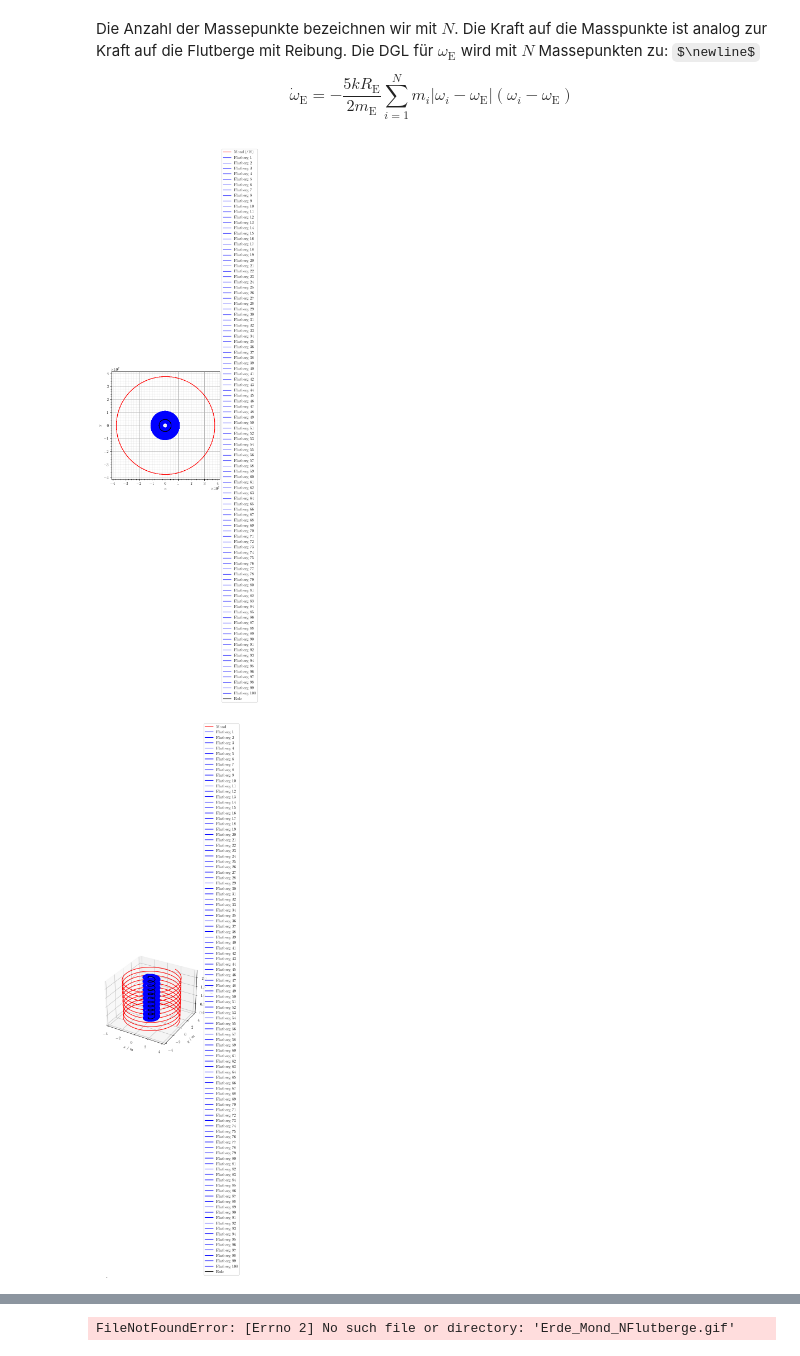
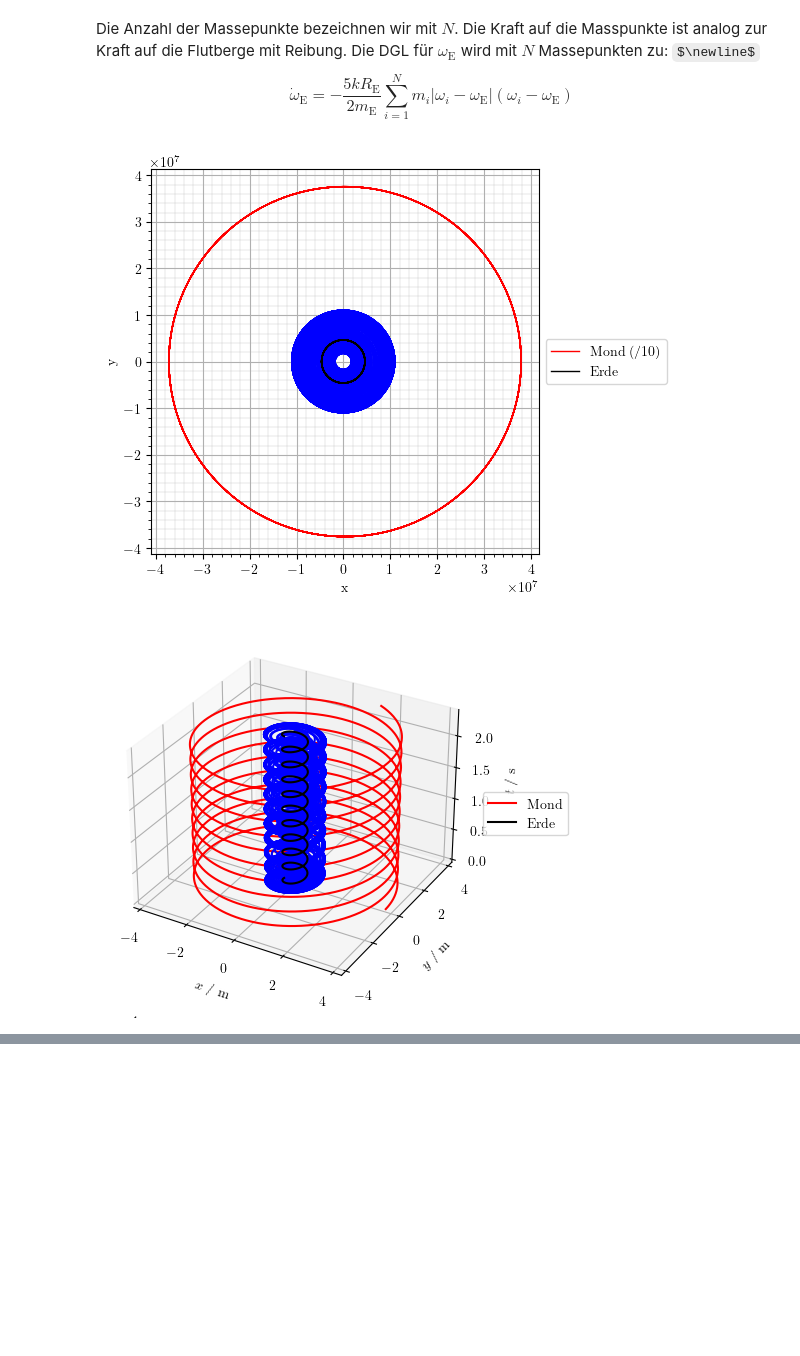
Before and after one commit to Nusssecke/Gezeitenreibung, a Jupyter notebook: gezeitenreibung.ipynb, the cells around one changed output, grey strips where cells are left out. Saved outputs shown, nothing was run; the diff lists cells and outputs as text; code cells hidden in the pictures; some formulas as TeX source; blank space fills up the shorter version.

Commit message:
N Körper formel fehler korrigiert

```diff
--- a/gezeitenreibung.ipynb
+++ b/gezeitenreibung.ipynb
@@ -566,14 +566,15 @@ $\newline$
     \dot{\omega}_{\mathrm E} = -\frac{5kR_{\mathrm E}}{2m_{\mathrm E}} \sum_{i = 1}^{N} m_i\lvert \omega_i - \omega_{\mathrm E} \rvert(\omega_i - \omega_{\mathrm E})
 \end{equation*}
 # %%
-k = 2e-12
-N = 100
+k = 2e-17
+N = 50
 # %%
 def tides_acceleration_friction(x_E, y_E, vx_Ed, vy_Ed, x_M, y_M, phi_i, omega_i, omega_E, m_M, m_i):
     '''Calculates the angular acceleration of a tide, using the equation above'''
-    # TODO: Fehler bei sin/cos bei neuen Termen
-    vx_id = -G*(m_M*((y_M - (y_E + RErde*np.sin(phi_i)))*np.cos(phi_i) - (x_M - (x_E + RErde*np.cos(phi_i)))*np.sin(phi_i))) / ((x_M - (x_E + RErde*np.cos(phi_i)))**2 + (y_M - (y_E + RErde*np.sin(phi_i)))**2)**(3/2) * np.sin(phi_i) -(RErde*omega_i**2 - (vx_Ed*np.cos(phi_i) + vy_Ed*np.sin(phi_i)))*np.cos(phi_i) + k*RErde**2*abs(omega_i - omega_E)*(omega_i - omega_E)*np.sin(phi_i)
-    vy_id = G*(m_M*((y_M - (y_E + RErde*np.sin(phi_i)))*np.cos(phi_i) - (x_M - (x_E + RErde*np.cos(phi_i)))*np.sin(phi_i))) / ((x_M - (x_E + RErde*np.cos(phi_i)))**2 + (y_M - (y_E + RErde*np.sin(phi_i)))**2)**(3/2) * np.cos(phi_i) -(RErde*omega_i**2 - (vx_Ed*np.cos(phi_i) + vy_Ed*np.sin(phi_i)))*np.sin(phi_i) - k*RErde**2*abs(omega_i - omega_E)*(omega_i - omega_E)*np.cos(phi_i)
+    a = k * RErde**2 * np.abs(omega_i - omega_E)* (omega_i - omega_E) * np.cos(phi_i)
+    b = -k * RErde**2 * np.abs(omega_i - omega_E)* (omega_i - omega_E) * np.sin(phi_i)
+    vx_id = -G*(m_M*((y_M - (y_E + RErde*np.sin(phi_i)))*np.cos(phi_i) - (x_M - (x_E + RErde*np.cos(phi_i)))*np.sin(phi_i))) / ((x_M - (x_E + RErde*np.cos(phi_i)))**2 + (y_M - (y_E + RErde*np.sin(phi_i)))**2)**(3/2) * np.sin(phi_i) -(RErde*omega_i**2 - (vx_Ed*np.cos(phi_i) + vy_Ed*np.sin(phi_i)))*np.cos(phi_i) + a
+    vy_id = G*(m_M*((y_M - (y_E + RErde*np.sin(phi_i)))*np.cos(phi_i) - (x_M - (x_E + RErde*np.cos(phi_i)))*np.sin(phi_i))) / ((x_M - (x_E + RErde*np.cos(phi_i)))**2 + (y_M - (y_E + RErde*np.sin(phi_i)))**2)**(3/2) * np.cos(phi_i) -(RErde*omega_i**2 - (vx_Ed*np.cos(phi_i) + vy_Ed*np.sin(phi_i)))*np.sin(phi_i) + b
     alpha_i = (-(vx_id - vx_Ed)*np.sin(phi_i) + (vy_id - vy_Ed)*np.cos(phi_i))/RErde
 
     return alpha_i
@@ -661,7 +662,7 @@ def N_body_problem(pos_body_1: list, pos_body_2: list, phi: list, vel_body_1: li
     #x_E, y_E, x_M, y_M, phi, vx_E, vy_E, vx_M, vy_M, omega_E, omega = solution.y
     return [solution.t, x_E, y_E, x_M, y_M, phi, omega_E]
 
-t, x_E, y_E, x_M, y_M, phi, omega_E = N_body_problem(*iv_stable_orbit_Nbody(), 10*TMondBahn)
+t, x_E, y_E, x_M, y_M, phi, omega_E = N_body_problem(*iv_stable_orbit_Nbody(), 12*100*TMondBahn)
 # %%
 #x_1, y_1 = x_E + RErde*np.cos(phi_1), y_E + RErde*np.sin(phi_1)
 x = [x_E + RErde*np.cos(phi[i]) for i in range(N)]
@@ -677,7 +678,7 @@ plt.ylabel("y")
 
 plt.plot(x_M/10, y_M/10, 'r', linewidth=1, label='Mond (/10)')
 for i in range(N):
-    plt.plot(x[i], y[i], 'b', linewidth=1, label=f'Flutberg {i+1}')
+    plt.plot(x[i], y[i], 'b', linewidth=1)
 plt.plot(x_E, y_E, 'k', linewidth=1, label='Erde')
 
 plt.legend(loc='center left', bbox_to_anchor=(1, 0.5))
@@ -691,7 +692,7 @@ fig = plt.figure()
 ax = fig.add_subplot(111, projection='3d')
 ax.plot(x_M/10, y_M/10, t, 'r', label='Mond')
 for i in range(N):
-    ax.plot(x[i], y[i], t, 'b', label=f'Flutberg {i+1}')
+    ax.plot(x[i], y[i], t, 'b')
 ax.set_xlabel("$x$ / m")
 ax.set_ylabel("$y$ / m")
 ax.set_zlabel("$t$ / s")
@@ -711,8 +712,8 @@ plt.xlabel("$t$ / s")
 plt.ylabel("$\phi$ / rad")
 
 for i in range(N):
-    plt.plot(t, phi[i], 'k', linewidth=1, label=f'Flutberg {i+1}')
-plt.legend(loc='center left', bbox_to_anchor=(1, 0.5))
+    plt.plot(t, phi[i], 'k', linewidth=1)
+#plt.legend(loc='center left', bbox_to_anchor=(1, 0.5))
 plt.show()
 plt.close()
 
@@ -726,9 +727,9 @@ plt.xlabel("$t$ / s")
 plt.ylabel("$\phi - \phi_M$ / rad")
 
 for i in range(N):
-    plt.plot(t, phi[i] - t*2*pi/TMondBahn, 'k', linewidth=1, label=f'Flutberg {i+1}')
+    plt.plot(t, phi[i] - t*2*pi/TMondBahn, 'k', linewidth=1)
 
-plt.legend(loc='center left', bbox_to_anchor=(1, 0.5))
+#plt.legend(loc='center left', bbox_to_anchor=(1, 0.5))
 plt.show()
 plt.close()
 
@@ -741,33 +742,33 @@ plt.xlabel("$t$ / s")
 plt.ylabel("$\omega_E$ / rad")
 plt.plot(t, omega_E, 'k', linewidth=1, label='$\omega_E$')
 
 plt.legend()
 plt.show()
 plt.close()
 
 # Animation of the N body problem #
 if not fastExecution: # Don't render if not necessary
     fig = plt.figure(figsize=(5, 5)) # Square figure, so the circles are actually circles
     ax = plt.axes(xlim=(-4e8, 4e8), ylim=(-4e8, 4e8))
     earth_line, = ax.plot([], [], marker='o', lw=0.1, color='blue', label='Erde (*10)')
     moon_line, = ax.plot([], [], marker='o', lw=0.1, color='red', label='Mond')
     tide_1_line, = ax.plot([], [], marker='o', lw=0.1, color='green', label='Flutberg 1 (*10)')
     tide_2_line, = ax.plot([], [], marker='o', lw=0.1, color='violet', label='Flutberg 2 (*10)')
 
     ax.legend()
 
     def animate(i):
         earth_line.set_data([x_E[i]*10], [y_E[i]*10])
         moon_line.set_data([x_M[i]], [y_M[i]])
         tide_1_line.set_data([x_1[i]*10], [y_1[i]*10])
         tide_2_line.set_data([x_2[i]*10], [y_2[i]*10])
         return earth_line, moon_line
 
     anim = FuncAnimation(fig, animate, init_func=None, frames=t.shape[0], interval=30, blit=True)
     anim.save('Erde_Mond_NFlutberge.gif', writer='pillow')
     plt.close()
 
-display(Image(data=open('Erde_Mond_NFlutberge.gif','rb').read(), format='png'))
+#display(Image(data=open('Erde_Mond_NFlutberge.gif','rb').read(), format='png'))
 # %% [output]
-[figure, old version]
+[figure, new version]
-[figure, old version]
+[figure, new version]
@@ -777 +777,0 @@ display(Image(data=open('Erde_Mond_NFlutberge.gif','rb').read(), format='png'))
-FileNotFoundError: [Errno 2] No such file or directory: 'Erde_Mond_NFlutberge.gif'
```
Also changed, not shown: parts of 1 cell of this notebook.
